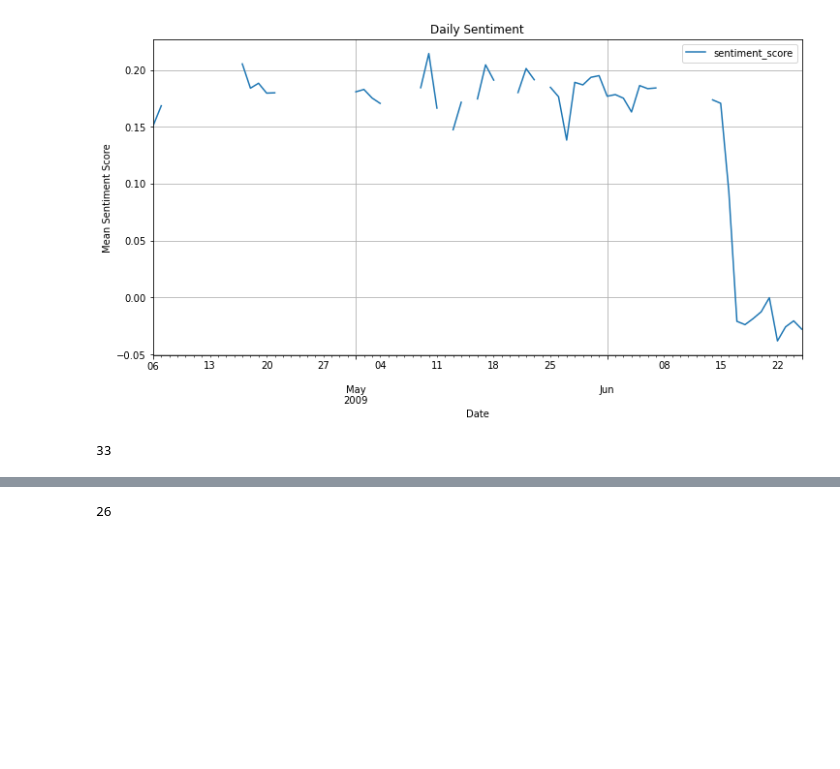
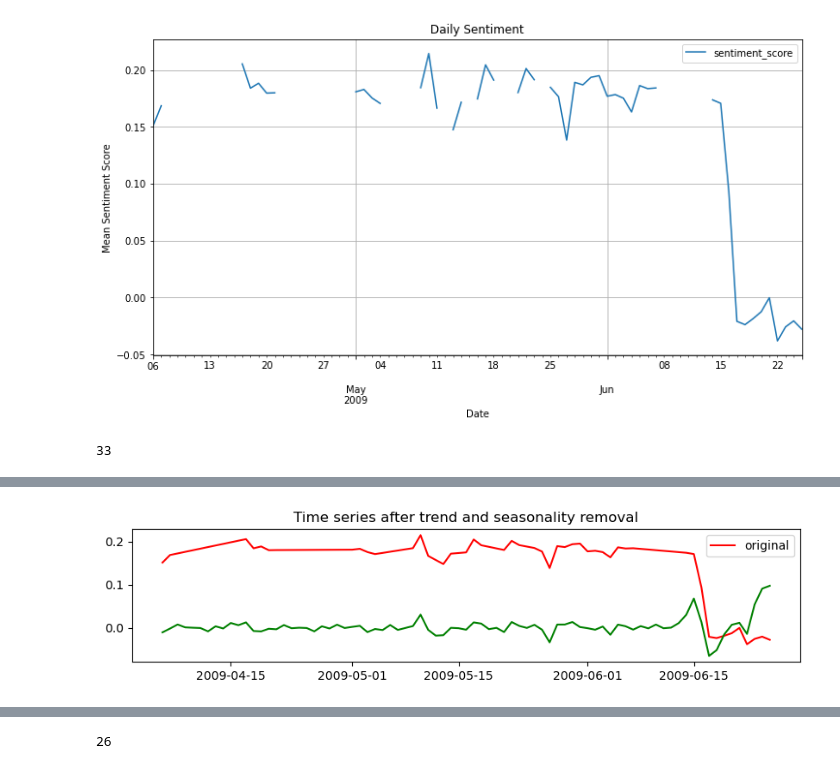
Before and after one commit to sbs23006/Big-data-time-series-forecasting, a Jupyter notebook: DataProcessing.ipynb, the cells around one changed output, grey strips where cells are left out. Cells and saved outputs as stored; diff of their text form; code cells hidden in the pictures; blank space fills up the shorter version.

```diff
--- a/DataProcessing.ipynb
+++ b/DataProcessing.ipynb
@@ -553,0 +552,13 @@ autocorrelation(df_delete)
+# %%
+#remove seasonality
+res = seasonal_decompose(detrended['sentiment_score'], model='additive', extrapolate_trend='freq')
+des_int = detrended.copy()
+des_int['sentiment_score'] = detrended.sentiment_score.values - res.seasonal
+# %%
+plt.figure(figsize=(10, 2))
+plt.plot(df_int, color='r', label='original')
+plt.plot(des_int, color='g')
+plt.title('Time series after trend and seasonality removal')
+plt.legend();
+# %% [output]
+[figure, added]
```
Also changed, not shown: parts of 101 cells of this notebook.
